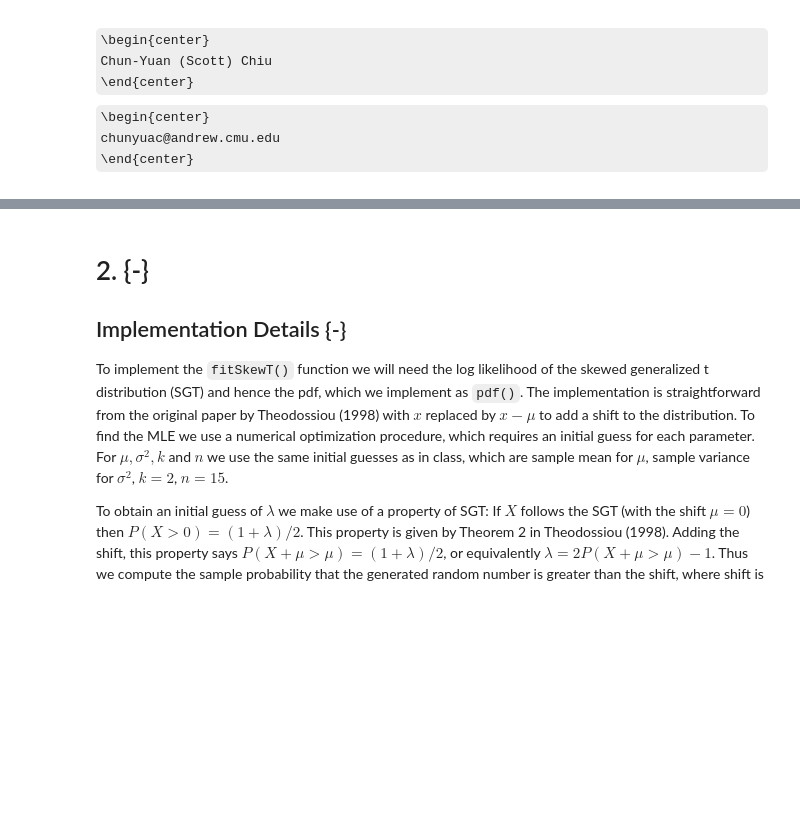
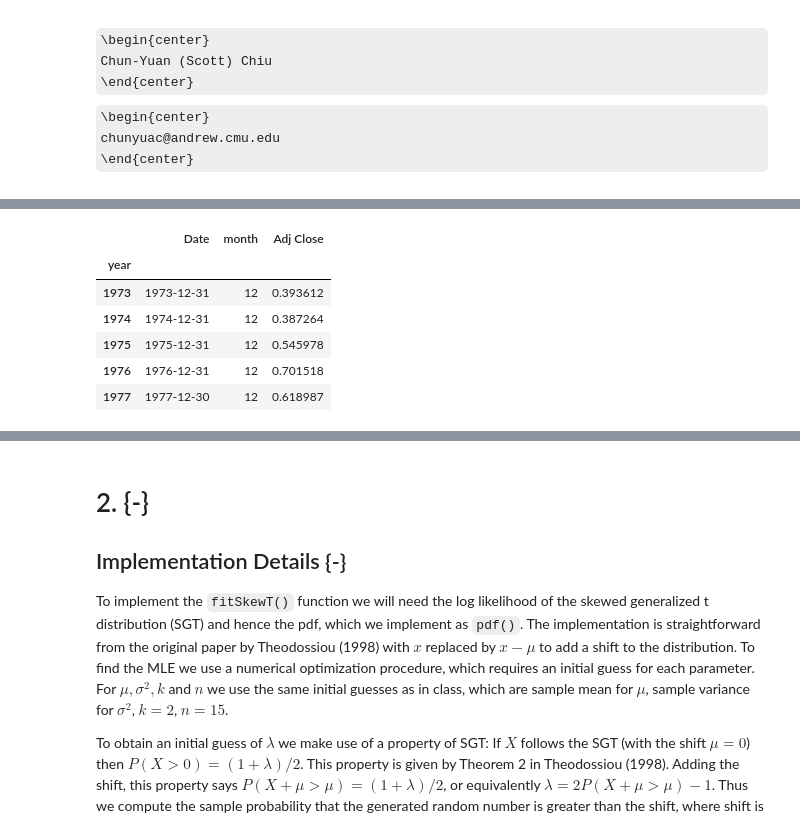
Before and after one commit to beginnerSC/mscf_hw, a Jupyter notebook: FDS II/Homework #2.ipynb, the cells around one changed output, grey strips where cells are left out. Cells and saved outputs as stored; diff of their text form; code cells hidden in the pictures; some formulas as TeX source; blank space fills up the shorter version.

```diff
--- a/FDS II/Homework #2.ipynb
+++ b/FDS II/Homework #2.ipynb
@@ -8,0 +42,10 @@ chunyuac@andrew.cmu.edu
+# %%
+ky.head()
+# %% [output]
+|  | Date | month | Adj Close |
+| year |  |  |  |
+| 1973 | 1973-12-31 | 12 | 0.393612 |
+| 1974 | 1974-12-31 | 12 | 0.387264 |
+| 1975 | 1975-12-31 | 12 | 0.545978 |
+| 1976 | 1976-12-31 | 12 | 0.701518 |
+| 1977 | 1977-12-30 | 12 | 0.618987 |
```
Also changed, not shown: parts of 6 cells of this notebook.
